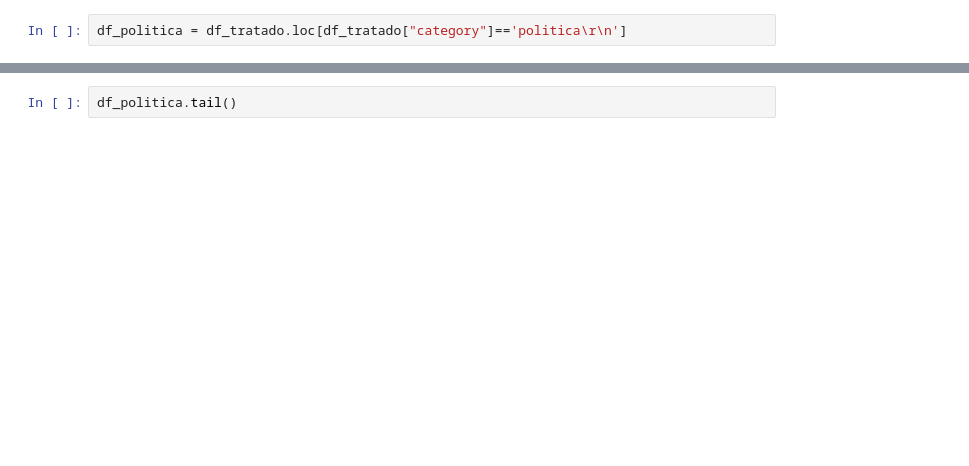
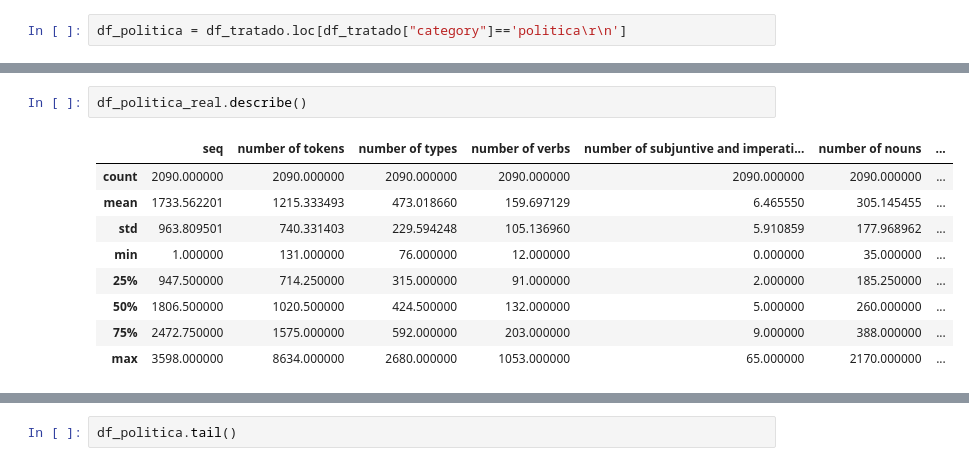
Before and after one commit to joaopaulopbjp/FakeNewsDetection, a Jupyter notebook: Fake News Classifier.ipynb, the cells around one changed output, grey strips where cells are left out. Drawn from its saved outputs; the diff is of its cells as text; blank space fills up the shorter version.

```diff
--- a/Fake News Classifier.ipynb
+++ b/Fake News Classifier.ipynb
@@ -15,0 +64,12 @@ df_politica = df_tratado.loc[df_tratado["category"]=='politica\r\n']
+# %%
+df_politica_real.describe()
+# %% [output]
+|  | seq | number of tokens | number of types | number of verbs | number of subjuntive and imperati... | number of nouns | ... |
+| count | 2090.000000 | 2090.000000 | 2090.000000 | 2090.000000 | 2090.000000 | 2090.000000 | ... |
+| mean | 1733.562201 | 1215.333493 | 473.018660 | 159.697129 | 6.465550 | 305.145455 | ... |
+| std | 963.809501 | 740.331403 | 229.594248 | 105.136960 | 5.910859 | 177.968962 | ... |
+| min | 1.000000 | 131.000000 | 76.000000 | 12.000000 | 0.000000 | 35.000000 | ... |
+| 25% | 947.500000 | 714.250000 | 315.000000 | 91.000000 | 2.000000 | 185.250000 | ... |
+| 50% | 1806.500000 | 1020.500000 | 424.500000 | 132.000000 | 5.000000 | 260.000000 | ... |
+| 75% | 2472.750000 | 1575.000000 | 592.000000 | 203.000000 | 9.000000 | 388.000000 | ... |
+| max | 3598.000000 | 8634.000000 | 2680.000000 | 1053.000000 | 65.000000 | 2170.000000 | ... |
```
Also changed, not shown: parts of 18 cells of this notebook.
